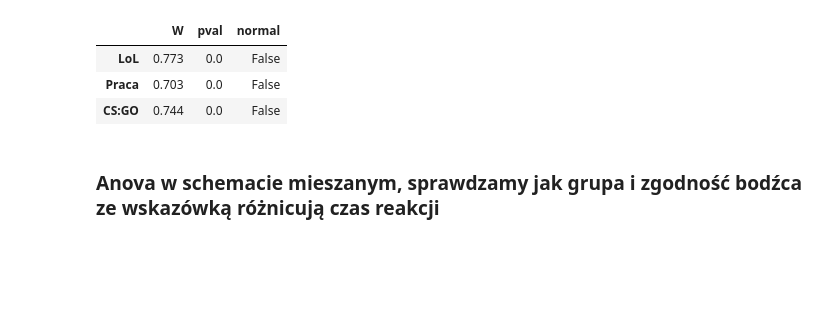
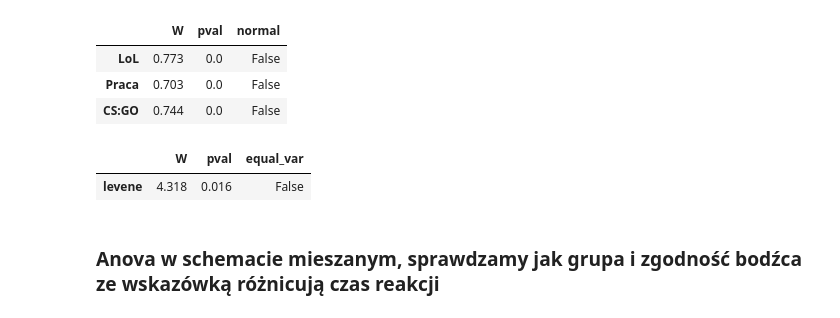
Before and after one commit to tomsitoms/Gracze_mgr, a Jupyter notebook: posner_analyses.ipynb, the cells around one changed output. Saved outputs shown, nothing was run; the diff lists cells and outputs as text; code cells hidden in the pictures; blank space fills up the shorter version.

```diff
--- a/posner_analyses.ipynb
+++ b/posner_analyses.ipynb
@@ -118,6 +118,11 @@ pg.normality(data=correctness, dv="correct",group='group').round(3)
 | LoL | 0.773 | 0.0 | False |
 | Praca | 0.703 | 0.0 | False |
 | CS:GO | 0.744 | 0.0 | False |
+# %%
+pg.homoscedasticity(data=correctness, dv="correct",group='group').round(3)
+# %% [output]
+|  | W | pval | equal_var |
+| levene | 4.318 | 0.016 | False |
 # %% [markdown]
 ### Anova w schemacie mieszanym, sprawdzamy jak grupa i zgodność bodźca ze wskazówką różnicują czas reakcji
 # %%
```
Also changed, not shown: 1 other file.
